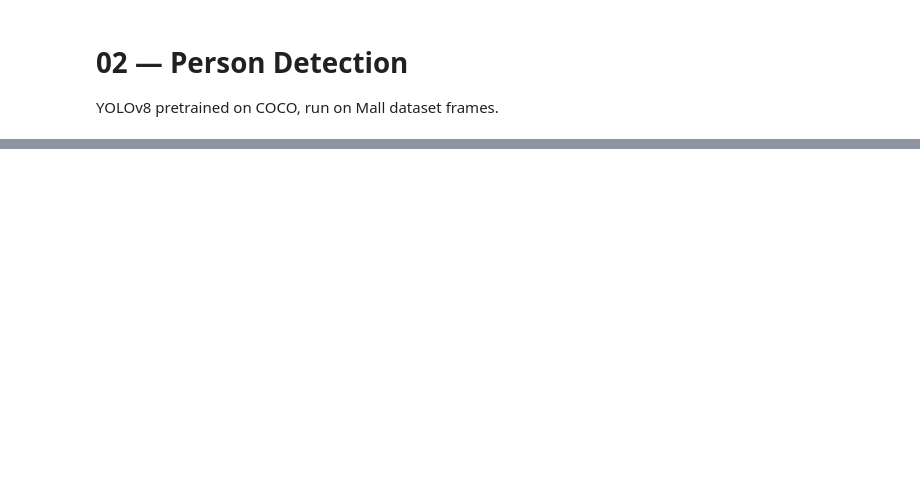
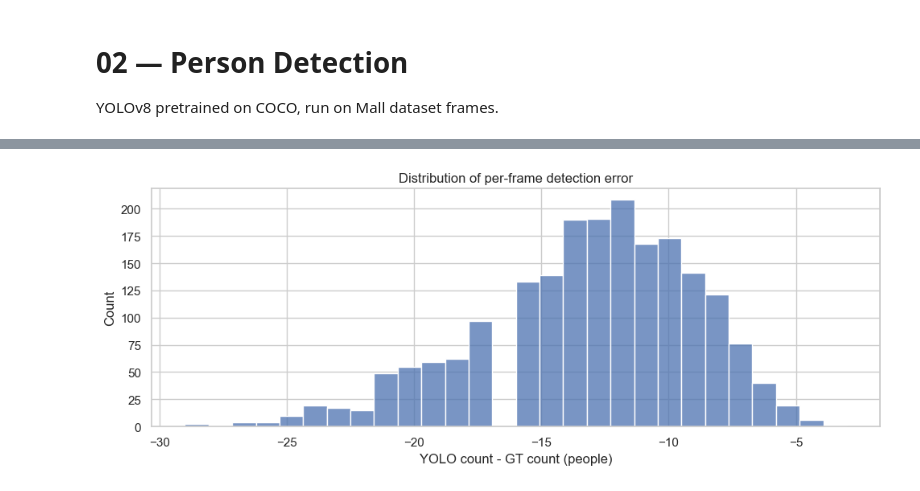
Before and after one commit to kcholyshere/Mall-heatmap, a Jupyter notebook: notebooks/02_person_detection.ipynb, the cells around one changed output, grey strips where cells are left out. Saved outputs shown, nothing was run; the diff lists cells and outputs as text; code cells hidden in the pictures; blank space fills up the shorter version.

```diff
--- a/notebooks/02_person_detection.ipynb
+++ b/notebooks/02_person_detection.ipynb
@@ -40,0 +192,10 @@ plt.show()
+# %%
+fig, ax = plt.subplots(figsize=(10, 4))
+sns.histplot(diff, fill=True, ax=ax)
+ax.set_xlabel('YOLO count - GT count (people)')
+ax.set_ylabel('Count')
+ax.set_title('Distribution of per-frame detection error')
+plt.tight_layout()
+plt.show()
+# %% [output]
+[figure, added]
```
Also changed, not shown: parts of 13 cells of this notebook, 1 other file.
